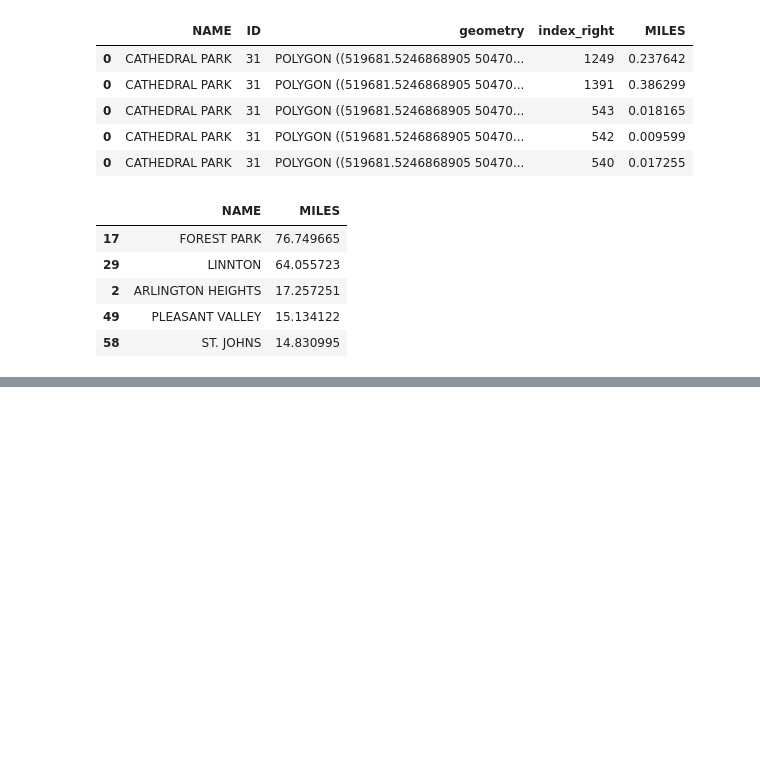
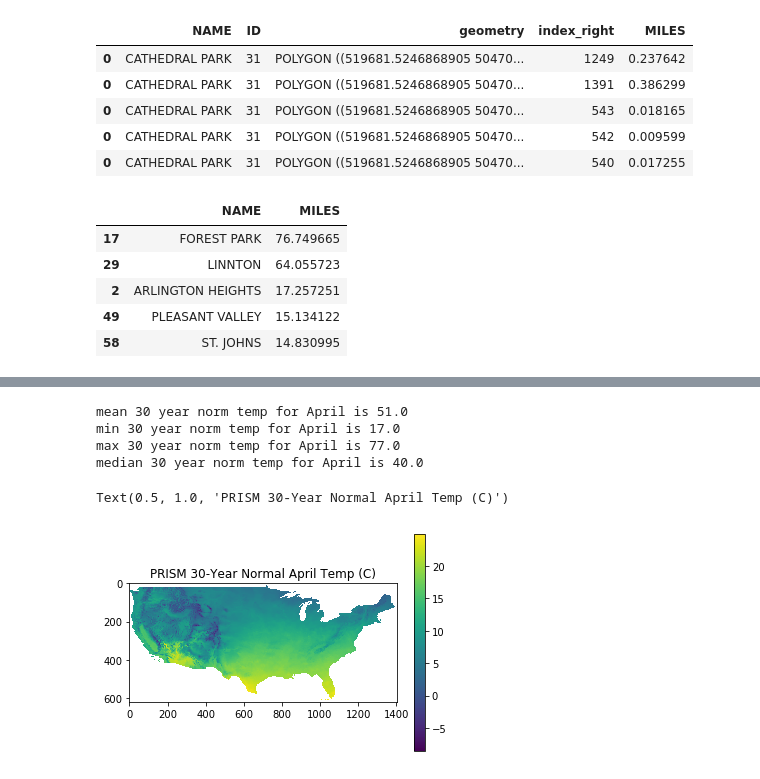
Before and after one commit to mhweber/GIS_Workgroup2019, a Jupyter notebook: PythonGroupTalk.ipynb, the cells around one changed output, grey strips where cells are left out. Drawn from its saved outputs; the diff is of its cells as text; code cells hidden in the pictures; blank space fills up the shorter version.

```diff
--- a/PythonGroupTalk.ipynb
+++ b/PythonGroupTalk.ipynb
@@ -310,0 +308,8 @@ import rasterio as rio
+# %%
+import rasterio as rio
+import os
+import numpy as np
+
+prism_april_30yrnorm = 'PRISM_tmean_30yr_normal_4kmM2_04_bil/PRISM_tmean_30yr_normal_4kmM2_04_bil.bil'
+# Open file
+raster = rio.open(prism_april_30yrnorm)
@@ -310,0 +356,6 @@ import rasterio as rio
+# %%
+# Read in all bands (this raster only has one) into numpy array
+array =raster.read(1, masked=True) # we use the NoData value of -9999.0 as a mask on read-in
+# Check type of the variable 'array'
+print(type(array))
+array
@@ -310,0 +381,19 @@ import rasterio as rio
+# %%
+# Quick stats - note I'm getting statistics from array and converting C to F
+print('mean 30 year norm temp for April is ' + str(round((array.mean() * 9/5) + 32)))
+print('min 30 year norm temp for April is ' + str(round((array.min() * 9/5) + 32)))
+print('max 30 year norm temp for April is ' + str(round((array.max() * 9/5) + 32)))
+print('median 30 year norm temp for April is ' + str(round((np.median(array) * 9/5) + 32)))
+# %% [output]
+mean 30 year norm temp for April is 51.0
+min 30 year norm temp for April is 17.0
+max 30 year norm temp for April is 77.0
+median 30 year norm temp for April is 40.0
+# %%
+# Quick visualizing of the PRISM data
+plt.imshow(array)
+plt.colorbar()
+plt.title('PRISM 30-Year Normal April Temp (C)')
+# %% [output]
+Text(0.5, 1.0, 'PRISM 30-Year Normal April Temp (C)')
+[figure, added]
```
Also changed, not shown: parts of 31 cells of this notebook.
